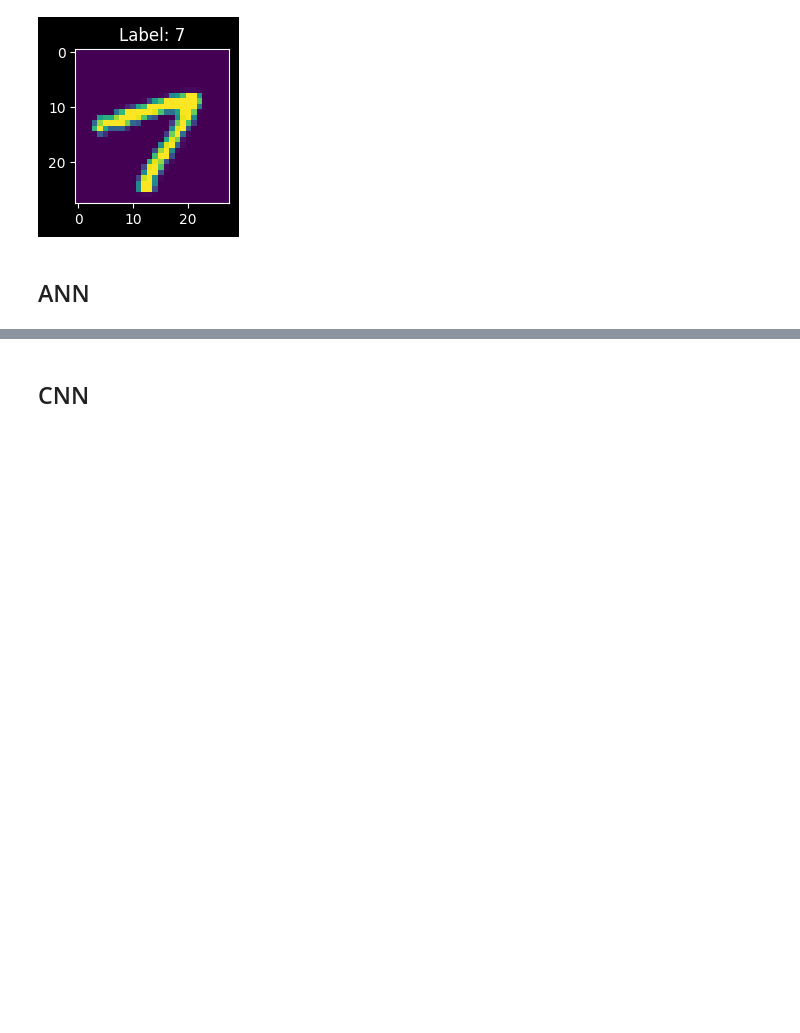
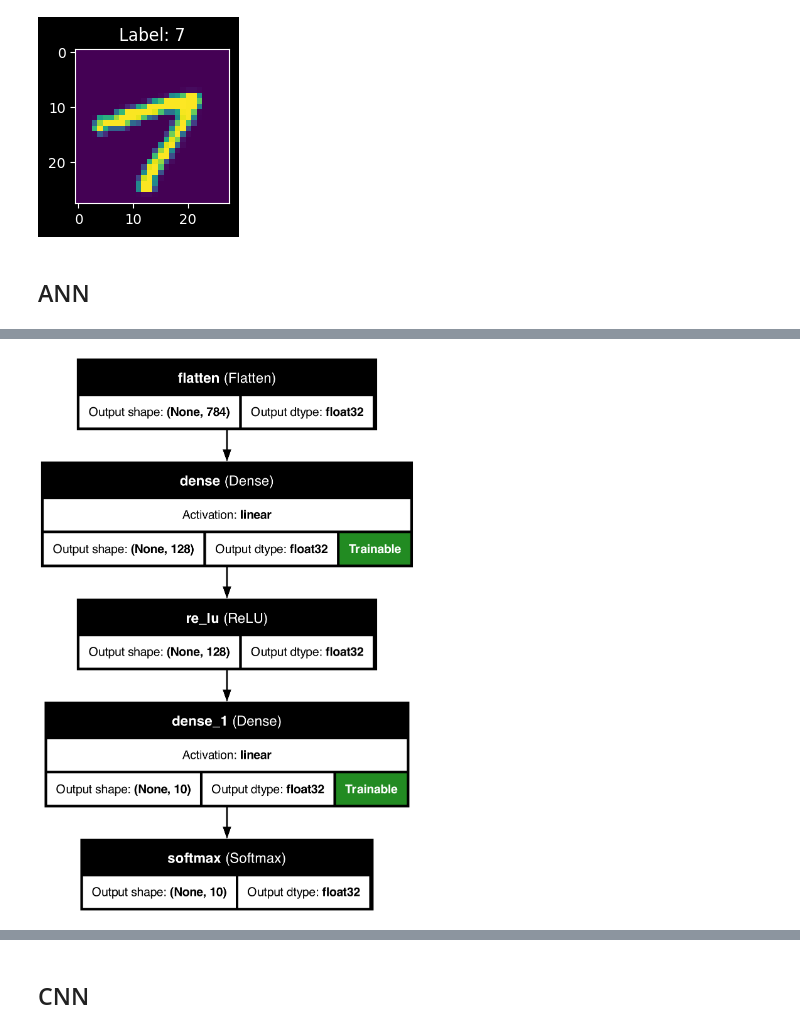
Before and after one commit to debjitpal5040/Deep_Learning_Algorithms, a Jupyter notebook: Tensorflow/mnist.ipynb, the cells around one changed output, grey strips where cells are left out. Saved outputs shown, nothing was run; the diff lists cells and outputs as text; code cells hidden in the pictures; blank space fills up the shorter version.

```diff
--- a/Tensorflow/mnist.ipynb
+++ b/Tensorflow/mnist.ipynb
@@ -96,5 +89,17 @@ ann.compile(
     loss=SparseCategoricalCrossentropy(),
     metrics=[SparseCategoricalAccuracy()],
 )
+# %%
+plot_model(
+    ann,
+    to_file="../Images/mnist_ann.png",
+    show_shapes=True,
+    show_dtype=True,
+    show_layer_names=True,
+    show_layer_activations=True,
+    show_trainable=True,
+)
+# %% [output]
+[figure, added]
 # %%
 ann_checkpoint_callback = ModelCheckpoint(
```
Also changed, not shown: parts of 20 cells of this notebook, 27 other files.
